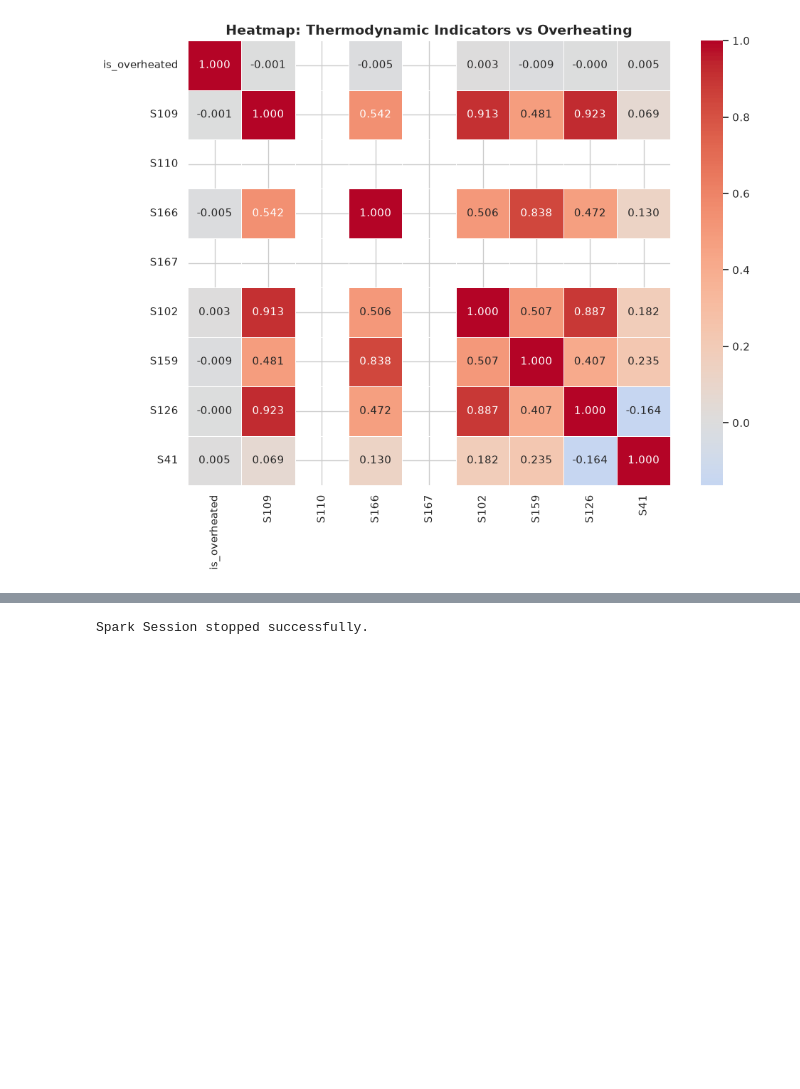
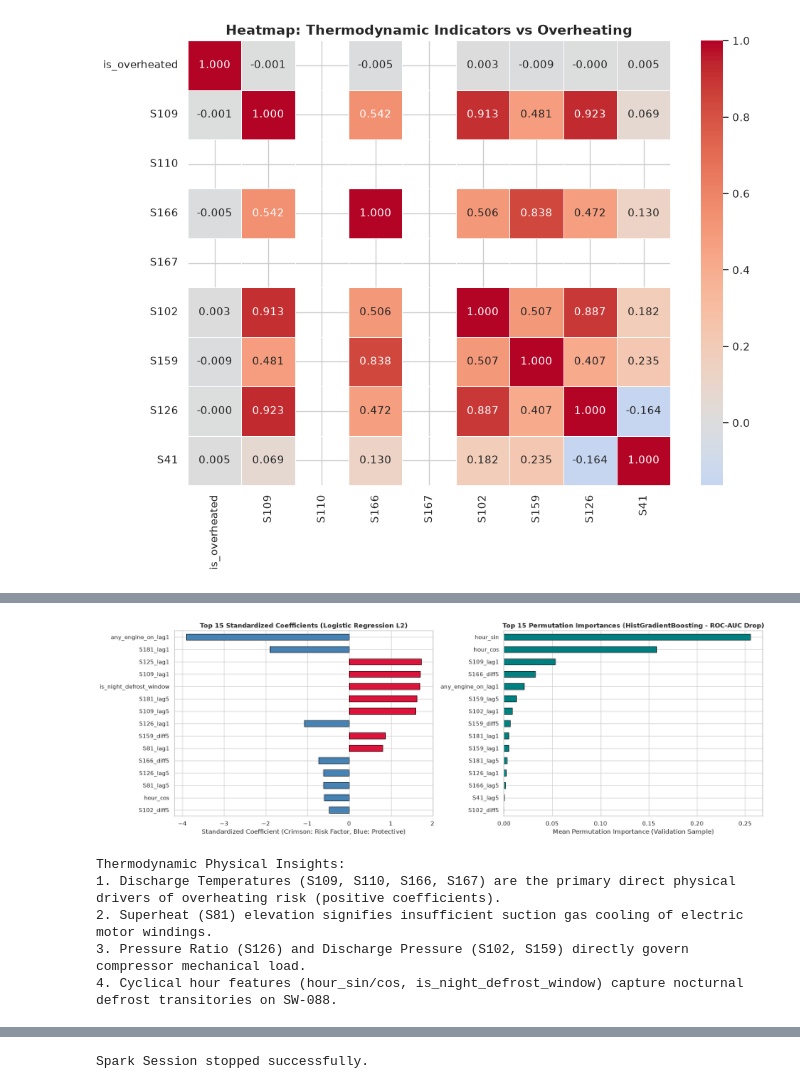
Before and after one commit to PasqualeAndreacchio/AnomalyDection-Spark, a Jupyter notebook: predictive_maintenance.ipynb, the cells around one changed output, grey strips where cells are left out. Drawn from its saved outputs; the diff is of its cells as text; code cells hidden in the pictures; blank space fills up the shorter version.

```diff
--- a/predictive_maintenance.ipynb
+++ b/predictive_maintenance.ipynb
@@ -807,3 +972,62 @@ Thermodynamic Physical Insights:
+# %%
+# Extract feature importance depending on best model architecture
+from sklearn.inspection import permutation_importance
+
+fig, (ax1, ax2) = plt.subplots(1, 2, figsize=(18, 6))
+
+# 1. Linear Baseline: Standardized Feature Coefficients (Directional Thermodynamic Impact)
+lr_coefs = pd.Series(pipe_lr.named_steps["lr"].coef_[0], index=feature_cols).sort_values(key=abs, ascending=False).head(15)
+lr_colors = ["crimson" if c > 0 else "steelblue" for c in lr_coefs]
+lr_coefs.plot(kind="barh", color=lr_colors, edgecolor="black", linewidth=0.8, ax=ax1)
+ax1.set_title("Top 15 Standardized Coefficients (Logistic Regression L2)", fontsize=12, fontweight="bold")
+ax1.set_xlabel("Standardized Coefficient (Crimson: Risk Factor, Blue: Protective)")
+ax1.invert_yaxis()
+
+# 2. Non-Linear Feature Importance (Best Model or Tree Ensemble)
+if hasattr(best_model, "feature_importances_"):
+    importances = pd.Series(best_model.feature_importances_, index=feature_cols).sort_values(ascending=False).head(15)
+    importances.plot(kind="barh", color="teal", edgecolor="black", linewidth=0.8, ax=ax2)
+    ax2.set_title(f"Top 15 Feature Importances ({best_model_name} - Gini)", fontsize=12, fontweight="bold")
+    ax2.set_xlabel("Gini Feature Importance")
+elif "Hist" in best_model_name or "Gradient" in best_model_name:
+    # HistGradientBoosting does not expose feature_importances_ natively;
+    # We compute Permutation Importance on a representative validation sample for fast execution
+    np.random.seed(42)
+    pos_test = y_test[y_test == 1].index
+    neg_test = y_test[y_test == 0].index
+    sample_eval_idx = np.concatenate([pos_test, np.random.choice(neg_test, size=min(2000, len(neg_test)), replace=False)])
+
+    perm_res = permutation_importance(
+        best_model, X_test.loc[sample_eval_idx], y_test.loc[sample_eval_idx],
+        n_repeats=5, random_state=42, scoring="roc_auc"
+    )
+    importances = pd.Series(perm_res.importances_mean, index=feature_cols).sort_values(ascending=False).head(15)
+    importances.plot(kind="barh", color="teal", edgecolor="black", linewidth=0.8, ax=ax2)
+    ax2.set_title(f"Top 15 Permutation Importances ({best_model_name} - ROC-AUC Drop)", fontsize=12, fontweight="bold")
+    ax2.set_xlabel("Mean Permutation Importance (Validation Sample)")
+else:
+    # Fallback to Random Forest importances
+    importances = pd.Series(rf_model.feature_importances_, index=feature_cols).sort_values(ascending=False).head(15)
+    importances.plot(kind="barh", color="teal", edgecolor="black", linewidth=0.8, ax=ax2)
+    ax2.set_title("Top 15 Feature Importances (Random Forest - Gini)", fontsize=12, fontweight="bold")
+    ax2.set_xlabel("Gini Feature Importance")
+
+ax2.invert_yaxis()
+plt.tight_layout()
+plt.show()
+
+print("Thermodynamic Physical Insights:")
+print("1. Discharge Temperatures (S109, S110, S166, S167) are the primary direct physical drivers of overheating risk (positive coefficients).")
+print("2. Superheat (S81) elevation signifies insufficient suction gas cooling of electric motor windings.")
+print("3. Pressure Ratio (S126) and Discharge Pressure (S102, S159) directly govern compressor mechanical load.")
+print("4. Cyclical hour features (hour_sin/cos, is_night_defrost_window) capture nocturnal defrost transitories on SW-088.")
+# %% [output]
+[figure, added]
+Thermodynamic Physical Insights:
+1. Discharge Temperatures (S109, S110, S166, S167) are the primary direct physical drivers of overheating risk (positive coefficients).
+2. Superheat (S81) elevation signifies insufficient suction gas cooling of electric motor windings.
+3. Pressure Ratio (S126) and Discharge Pressure (S102, S159) directly govern compressor mechanical load.
+4. Cyclical hour features (hour_sin/cos, is_night_defrost_window) capture nocturnal defrost transitories on SW-088.
 # %% [markdown]
 ## 13. Distributed PySpark MLlib Implementation
 
```
Also changed, not shown: parts of 24 cells of this notebook.
